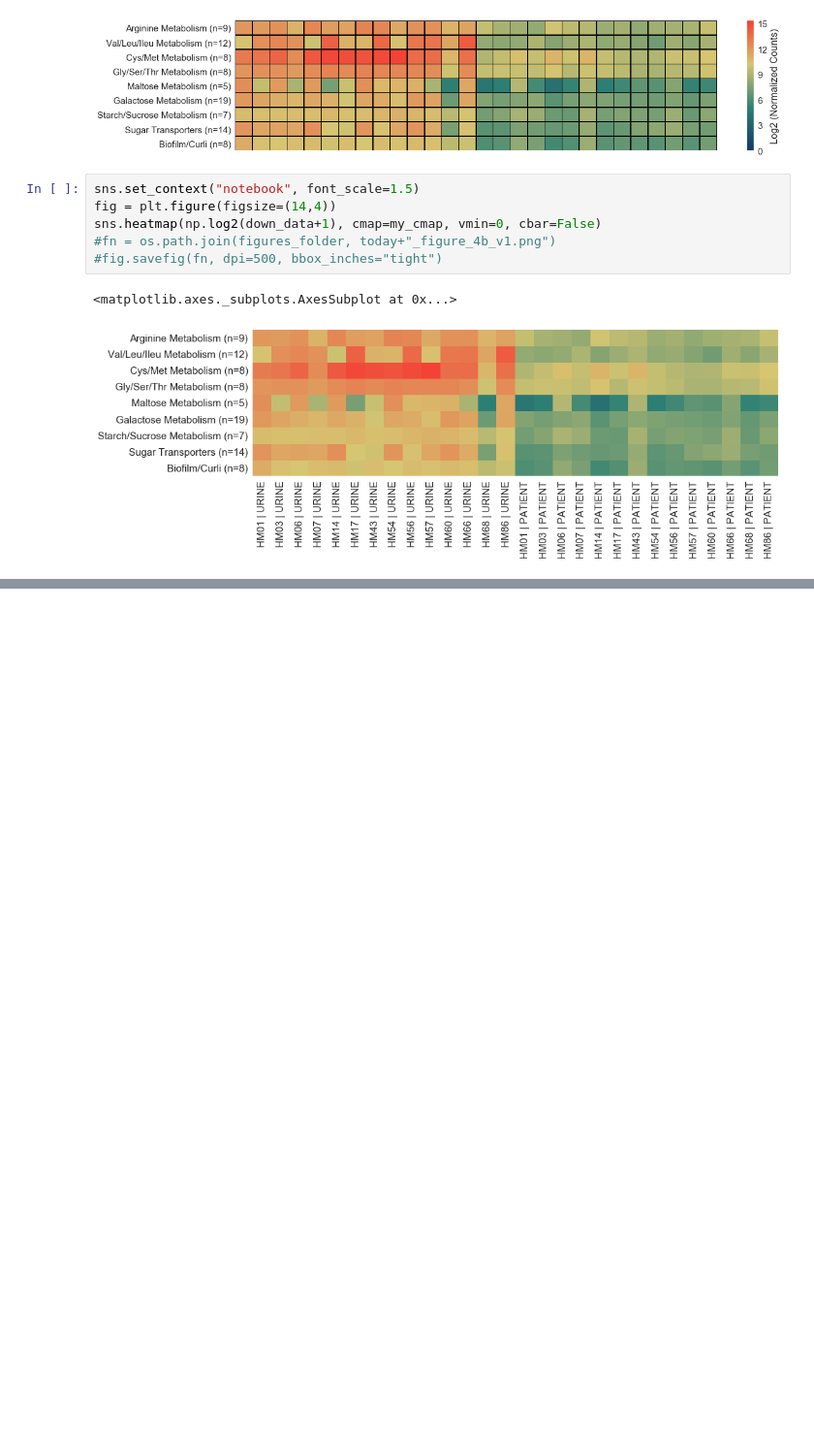
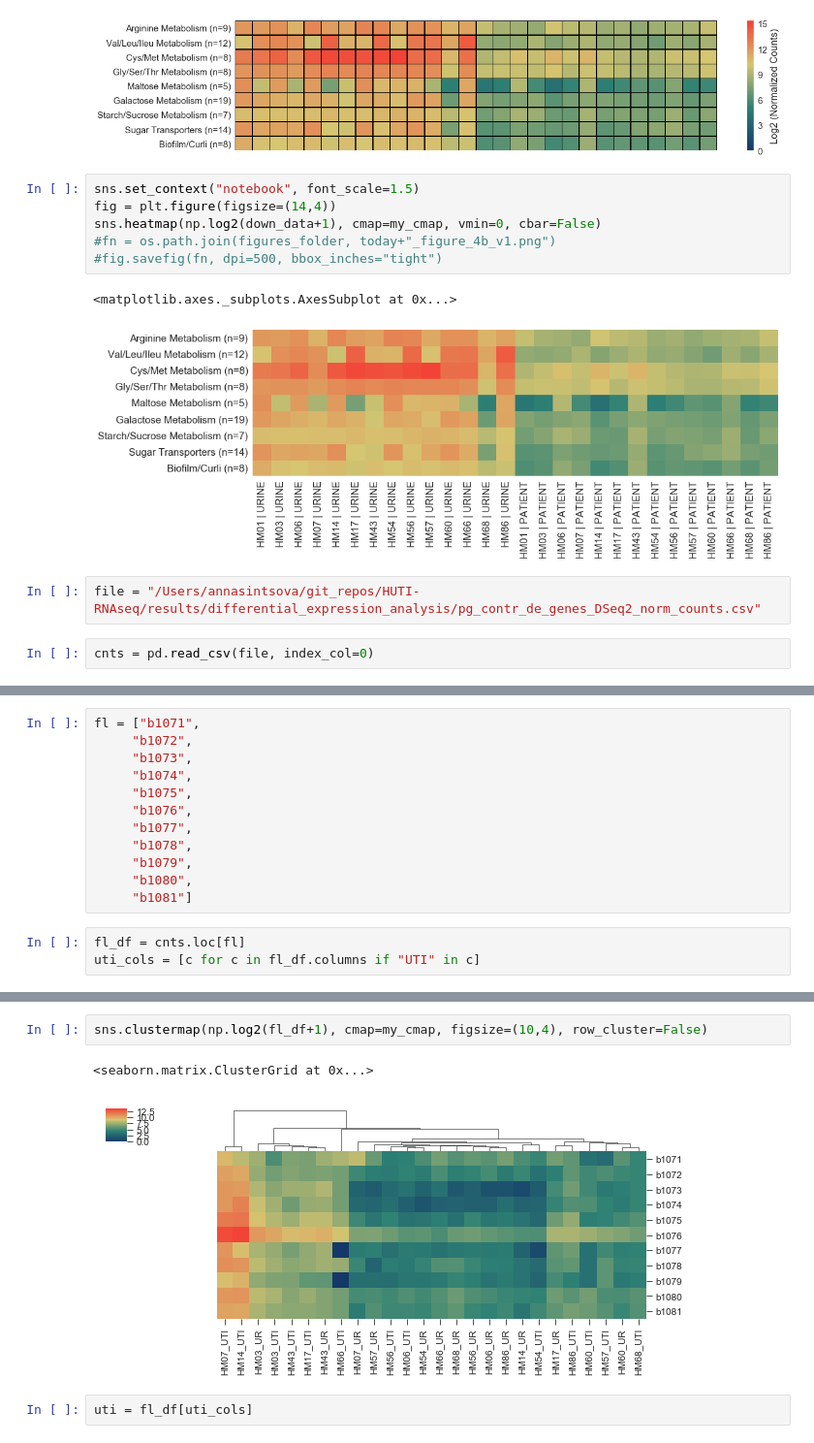
Before and after one commit to ASintsova/HUTI-RNAseq, a Jupyter notebook: analysis/differential_expression_analysis/differential_expression_analysis.ipynb, the cells around one changed output, grey strips where cells are left out. Shown at 97% size. Saved outputs shown, nothing was run; the diff lists cells and outputs as text; blank space fills up the shorter version.

Commit message:
Going through R code for DE analysis. DE beteween phylogroups

```diff
--- a/analysis/differential_expression_analysis/differential_expression_analysis.ipynb
+++ b/analysis/differential_expression_analysis/differential_expression_analysis.ipynb
@@ -291,3 +291,7 @@ sns.heatmap(np.log2(down_data+1), cmap=my_cmap, vmin=0, cbar=False)
 # %% [output]
 <matplotlib.axes._subplots.AxesSubplot at 0x...>
 [figure]
+# %%
+file = "/Users/annasintsova/git_repos/HUTI-RNAseq/results/differential_expression_analysis/pg_contr_de_genes_DSeq2_norm_counts.csv"
+# %%
+cnts = pd.read_csv(file, index_col=0)
@@ -293,0 +308,15 @@ sns.heatmap(np.log2(down_data+1), cmap=my_cmap, vmin=0, cbar=False)
+# %%
+fl = ["b1071",
+     "b1072",
+     "b1073",
+     "b1074",
+     "b1075",
+     "b1076",
+     "b1077",
+     "b1078",
+     "b1079",
+     "b1080",
+     "b1081"]
+# %%
+fl_df = cnts.loc[fl]
+uti_cols = [c for c in fl_df.columns if "UTI" in c]
@@ -293,0 +339,7 @@ sns.heatmap(np.log2(down_data+1), cmap=my_cmap, vmin=0, cbar=False)
+# %%
+sns.clustermap(np.log2(fl_df+1), cmap=my_cmap, figsize=(10,4), row_cluster=False)
+# %% [output]
+<seaborn.matrix.ClusterGrid at 0x...>
+[figure, added]
+# %%
+uti = fl_df[uti_cols]
```
Also changed, not shown: parts of 8 cells of this notebook, 1 other file.
